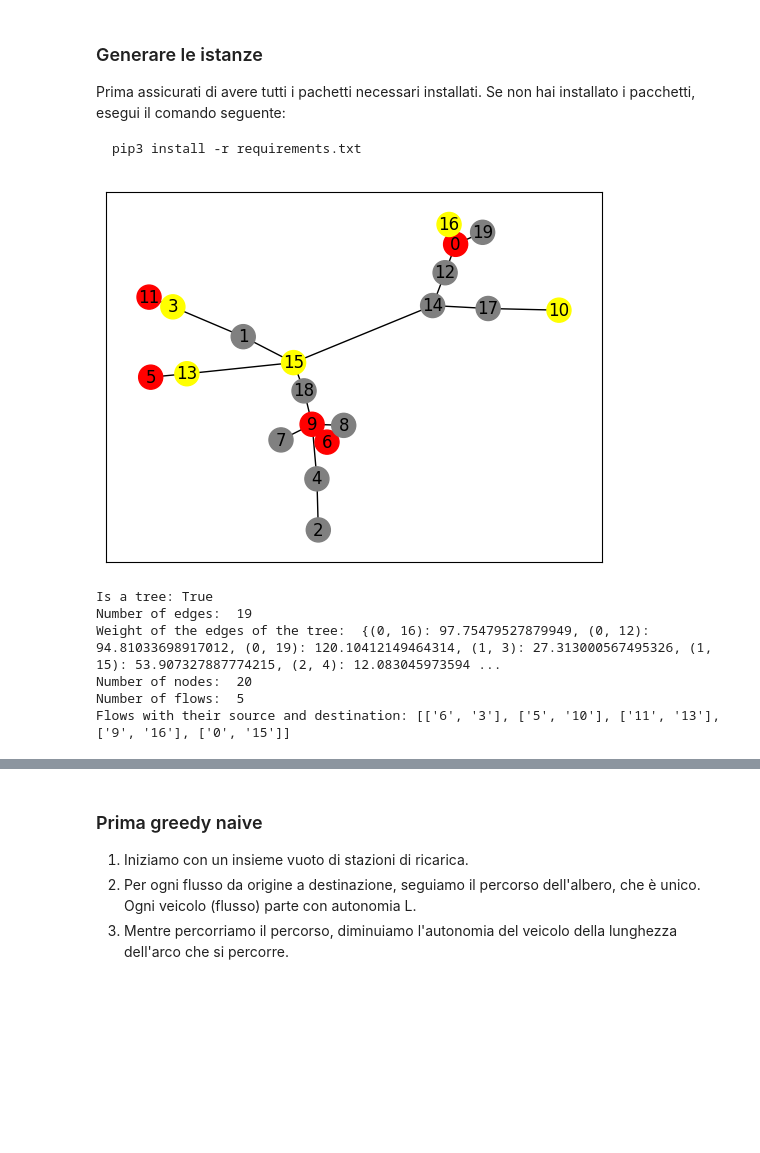
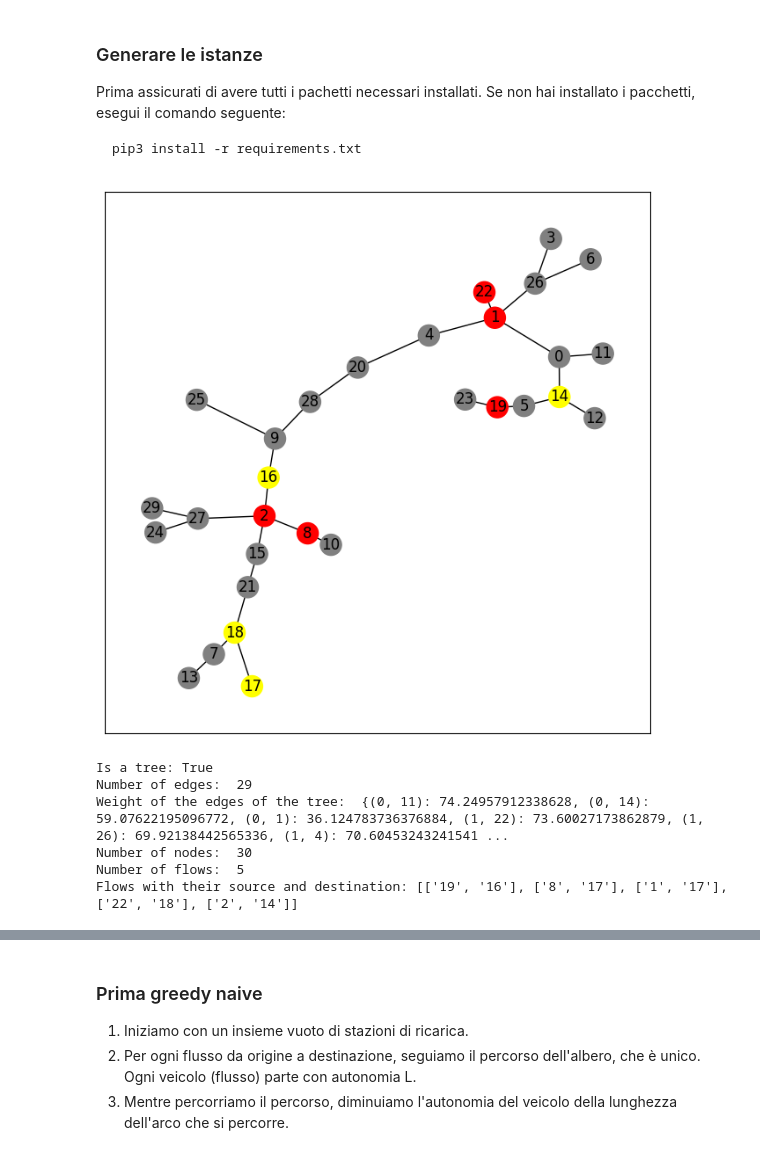
Before and after one commit to marielean/ChargingStations, a Jupyter notebook: ChargingStations.ipynb, the cells around one changed output, grey strips where cells are left out. Cells and saved outputs as stored; diff of their text form; code cells hidden in the pictures; blank space fills up the shorter version.

```diff
--- a/ChargingStations.ipynb
+++ b/ChargingStations.ipynb
@@ -8,39 +8,38 @@ pip3 install -r requirements.txt
 # %%
 import networkx as nx
 import utility_functions as uf
-import json
 
 # CREATING A TREE NETWORK WITH 3 FLOWS AND 150 AUTONOMY
 
-N = 20 #number of nodes
+N = 30 #number of nodes
 K = 5 #number of flows
 L = 150 #autonomy of the vehicles
 edge_dim = 200 #dimension of the edges
 
 
 
 T = uf.generate_random_network_tree(N, K, L, edge_dim)
 flows = uf.get_random_flows(T, K)
 
 # save the tree and the flows
 uf.save_tree(T, flows, "tree_net/bigtree.gml")
 
 uf.draw_tree(T, flows)
 
 print(f'Is a tree: {nx.is_tree(T)}')
 print("Number of edges: ", T.number_of_edges())
 print("Weight of the edges of the tree: ", uf.get_weight_of_edges(T))
 print("Number of nodes: ", T.number_of_nodes())
 print("Number of flows: ", T.graph['K'])
 print("Flows with their source and destination:", flows)
 # %% [output]
-[figure, old version]
+[figure, new version]
 Is a tree: True
-Number of edges:  19
-Weight of the edges of the tree:  {(0, 16): 97.75479527879949, (0, 12): 94.81033698917012, (0, 19): 120.10412149464314, (1, 3): 27.313000567495326, (1, 15): 53.907327887774215, (2, 4): 12.083045973594 ...
-Number of nodes:  20
+Number of edges:  29
+Weight of the edges of the tree:  {(0, 11): 74.24957912338628, (0, 14): 59.07622195096772, (0, 1): 36.124783736376884, (1, 22): 73.60027173862879, (1, 26): 69.92138442565336, (1, 4): 70.60453243241541 ...
+Number of nodes:  30
 Number of flows:  5
-Flows with their source and destination: [['6', '3'], ['5', '10'], ['11', '13'], ['9', '16'], ['0', '15']]
+Flows with their source and destination: [['19', '16'], ['8', '17'], ['1', '17'], ['22', '18'], ['2', '14']]
 # %%
 import networkx as nx
 import utility_functions as uf
```
Also changed, not shown: parts of 7 cells of this notebook, 3 other files.
